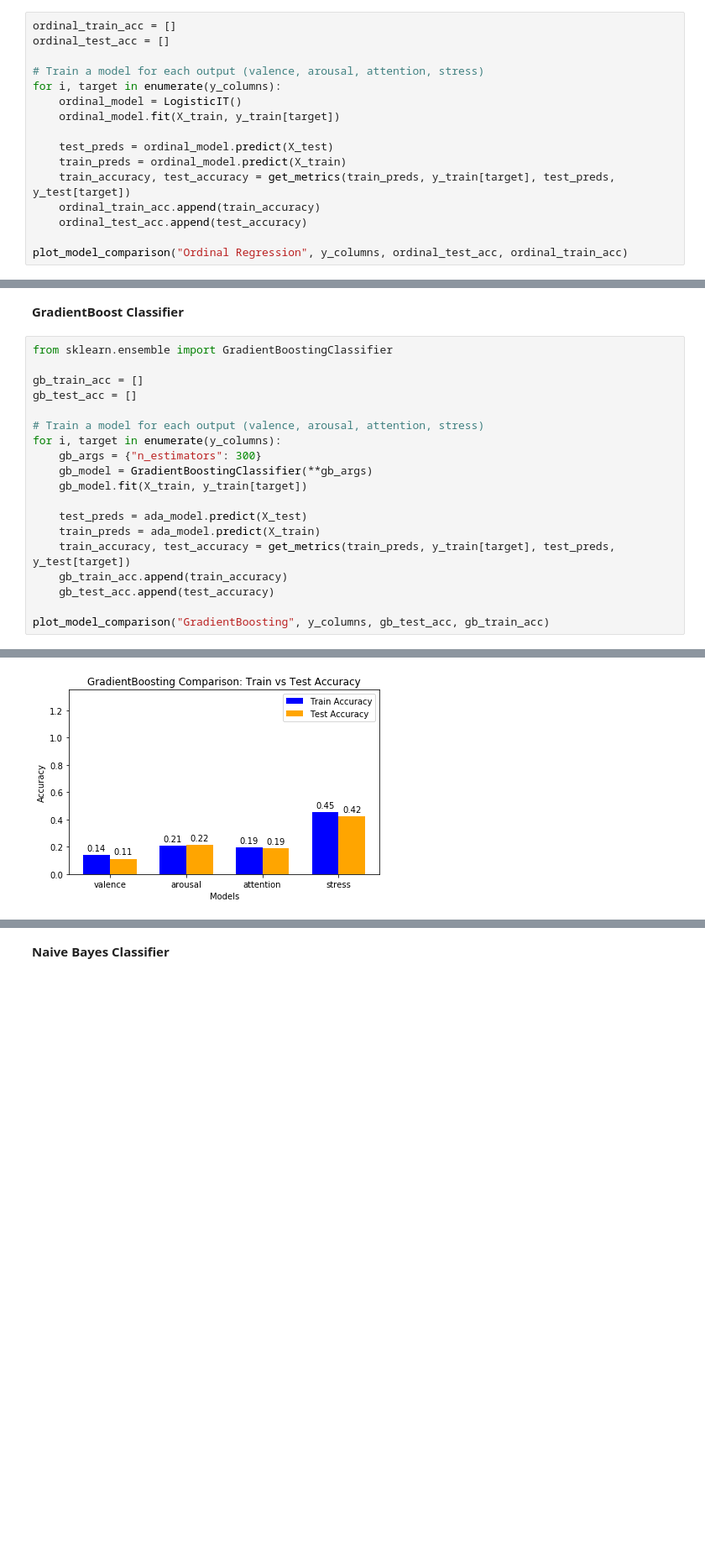
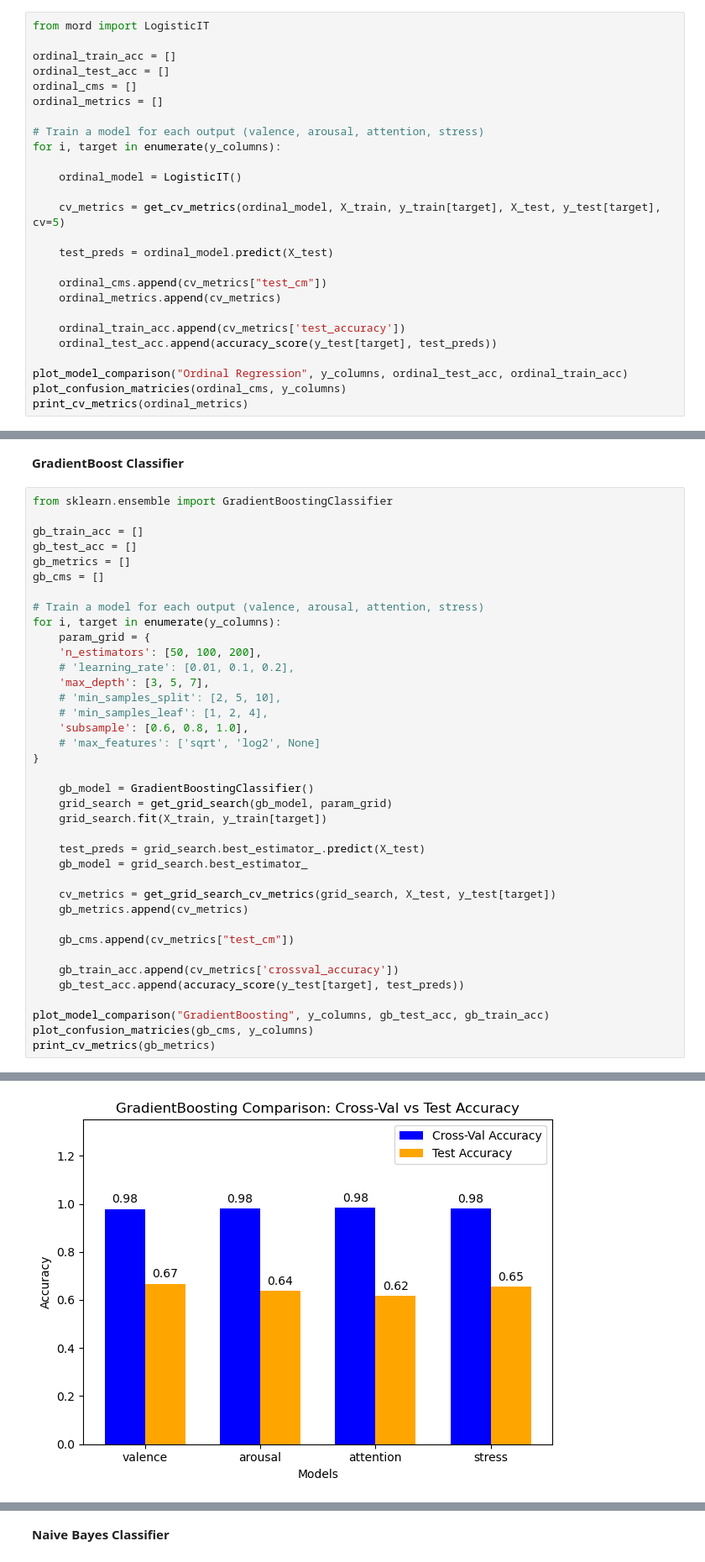
Before and after one commit to yousefh409/cs229-emotion-detector, a Jupyter notebook: general_model.ipynb, the cells around one changed output, grey strips where cells are left out. Shown at 84% size. Cells and saved outputs as stored; diff of their text form; blank space fills up the shorter version.

```diff
--- a/general_model.ipynb
+++ b/general_model.ipynb
@@ -64,17 +68,27 @@ from model_utils import get_metrics, plot_model_comparison
 # %%
+from mord import LogisticIT
+
 ordinal_train_acc = []
 ordinal_test_acc = []
+ordinal_cms = []
+ordinal_metrics = []
 
 # Train a model for each output (valence, arousal, attention, stress)
 for i, target in enumerate(y_columns):
+
     ordinal_model = LogisticIT()
-    ordinal_model.fit(X_train, y_train[target])
+
+    cv_metrics = get_cv_metrics(ordinal_model, X_train, y_train[target], X_test, y_test[target], cv=5)
 
     test_preds = ordinal_model.predict(X_test)
-    train_preds = ordinal_model.predict(X_train)
-    train_accuracy, test_accuracy = get_metrics(train_preds, y_train[target], test_preds, y_test[target])
-    ordinal_train_acc.append(train_accuracy)
-    ordinal_test_acc.append(test_accuracy)
+
+    ordinal_cms.append(cv_metrics["test_cm"])
+    ordinal_metrics.append(cv_metrics)
+
+    ordinal_train_acc.append(cv_metrics['test_accuracy'])
+    ordinal_test_acc.append(accuracy_score(y_test[target], test_preds))
 
 plot_model_comparison("Ordinal Regression", y_columns, ordinal_test_acc, ordinal_train_acc)
+plot_confusion_matricies(ordinal_cms, y_columns)
+print_cv_metrics(ordinal_metrics)
 # %% [output]
@@ -109,18 +164,37 @@ from sklearn.ensemble import GradientBoostingClassifier
 
 gb_train_acc = []
 gb_test_acc = []
+gb_metrics = []
+gb_cms = []
 
 # Train a model for each output (valence, arousal, attention, stress)
 for i, target in enumerate(y_columns):
-    gb_args = {"n_estimators": 300}
-    gb_model = GradientBoostingClassifier(**gb_args)
-    gb_model.fit(X_train, y_train[target])
+    param_grid = {
+    'n_estimators': [50, 100, 200],
+    # 'learning_rate': [0.01, 0.1, 0.2],
+    'max_depth': [3, 5, 7],
+    # 'min_samples_split': [2, 5, 10],
+    # 'min_samples_leaf': [1, 2, 4],
+    'subsample': [0.6, 0.8, 1.0],
+    # 'max_features': ['sqrt', 'log2', None]
+}
 
-    test_preds = ada_model.predict(X_test)
-    train_preds = ada_model.predict(X_train)
-    train_accuracy, test_accuracy = get_metrics(train_preds, y_train[target], test_preds, y_test[target])
-    gb_train_acc.append(train_accuracy)
-    gb_test_acc.append(test_accuracy)
+    gb_model = GradientBoostingClassifier()
+    grid_search = get_grid_search(gb_model, param_grid)
+    grid_search.fit(X_train, y_train[target])
+
+    test_preds = grid_search.best_estimator_.predict(X_test)
+    gb_model = grid_search.best_estimator_
+
+    cv_metrics = get_grid_search_cv_metrics(grid_search, X_test, y_test[target])
+    gb_metrics.append(cv_metrics)
+
+    gb_cms.append(cv_metrics["test_cm"])
+
+    gb_train_acc.append(cv_metrics['crossval_accuracy'])
+    gb_test_acc.append(accuracy_score(y_test[target], test_preds))
 
 plot_model_comparison("GradientBoosting", y_columns, gb_test_acc, gb_train_acc)
+plot_confusion_matricies(gb_cms, y_columns)
+print_cv_metrics(gb_metrics)
 # %% [output]
@@ -127 +205 @@ plot_model_comparison("GradientBoosting", y_columns, gb_test_acc, gb_train_acc)
-[figure, old version]
+[figure, new version]
```
Also changed, not shown: parts of 17 cells of this notebook, 5 other files.
